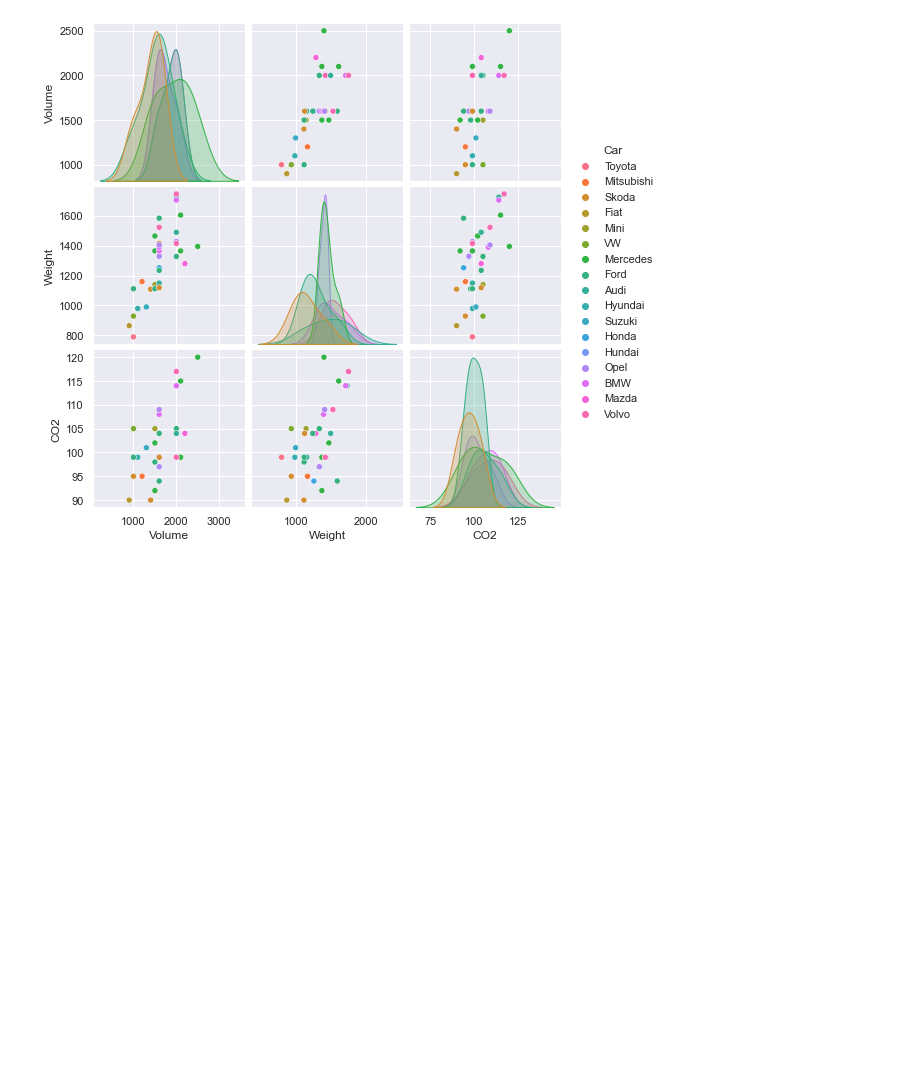
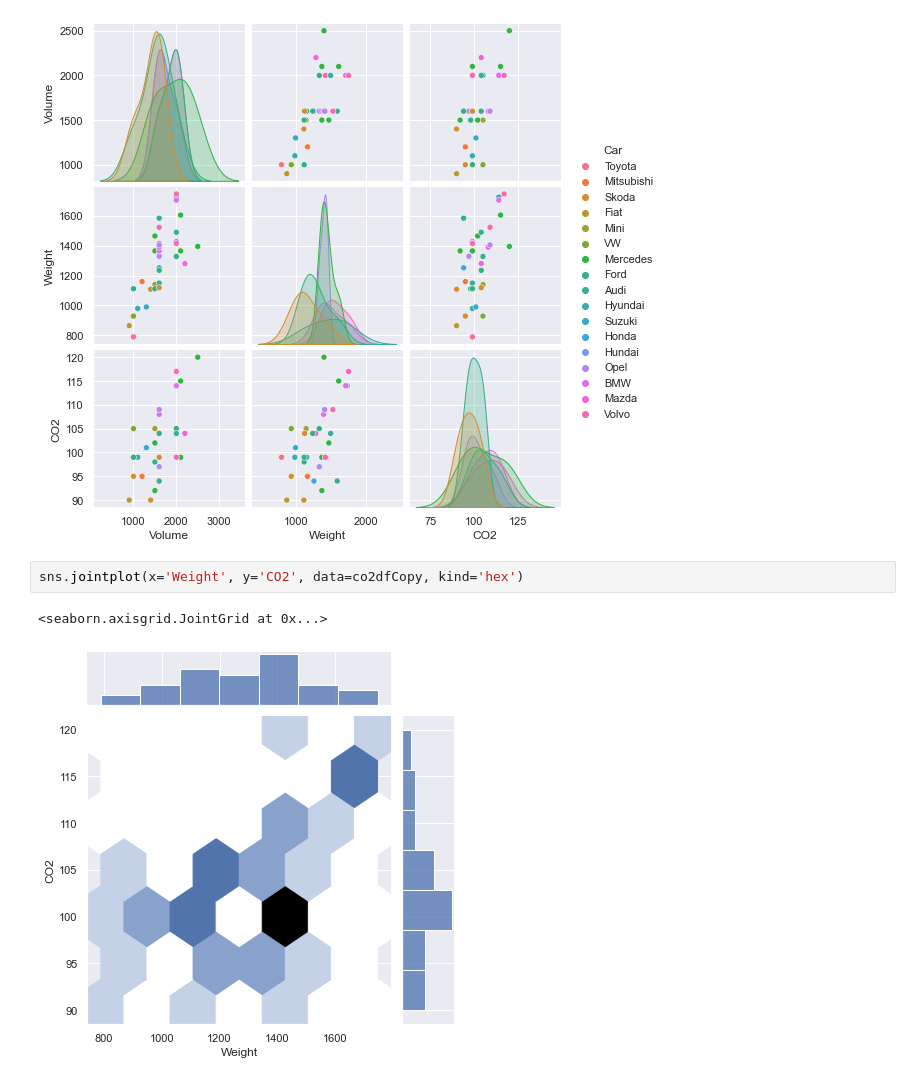
Before and after one commit to R-White-0/CO2-Emissions-EDA, a Jupyter notebook: src/CO2 Emmisions EDA copy.ipynb, the cells around one changed output. Saved outputs shown, nothing was run; the diff lists cells and outputs as text; blank space fills up the shorter version.

Commit message:
added hex plot

```diff
--- a/src/CO2 Emmisions EDA copy.ipynb
+++ b/src/CO2 Emmisions EDA copy.ipynb
@@ -525,3 +525,8 @@ sns.pairplot(co2dfCopy, hue='Car')
 # %% [output]
 <seaborn.axisgrid.PairGrid at 0x...>
 [figure]
+# %%
+sns.jointplot(x='Weight', y='CO2', data=co2dfCopy, kind='hex')
+# %% [output]
+<seaborn.axisgrid.JointGrid at 0x...>
+[figure, added]
```
Also changed, not shown: parts of 4 cells of this notebook.
